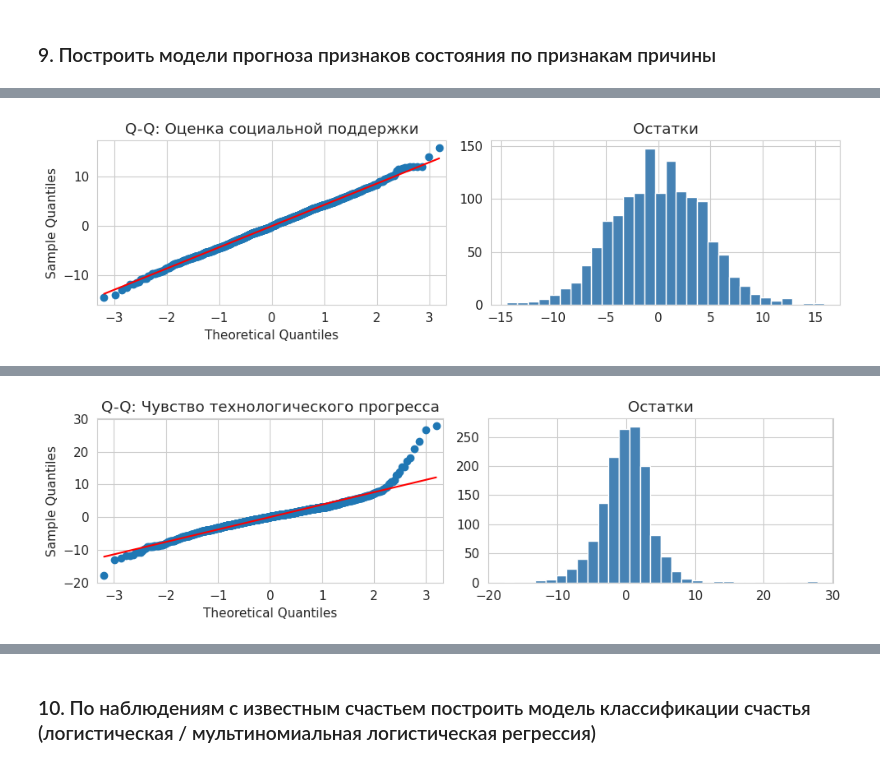
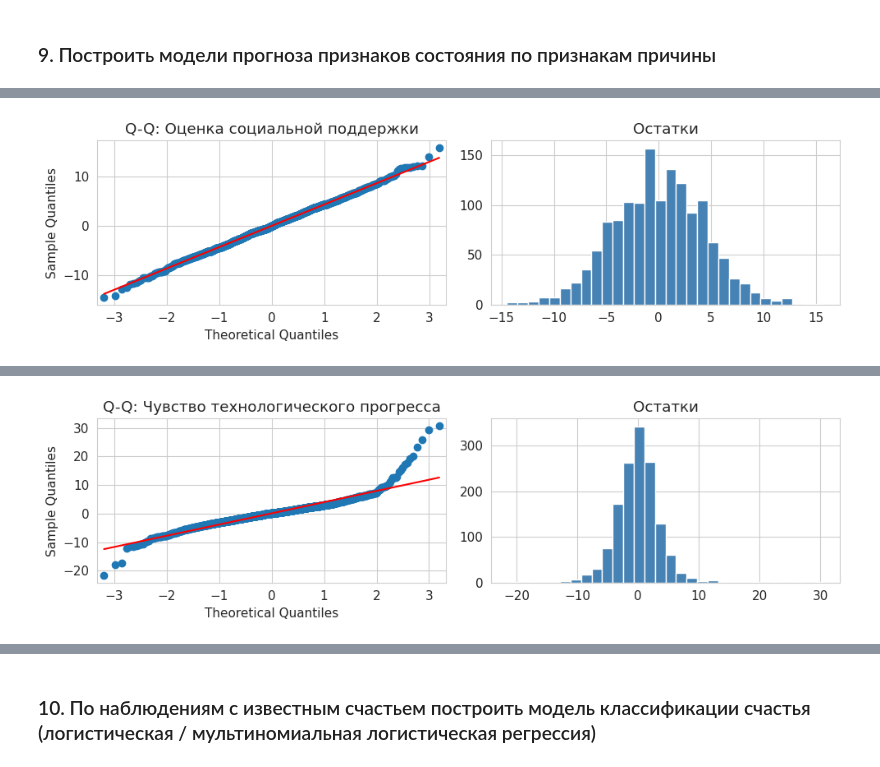
Before and after one commit to mhallan2/latex-labs, a Jupyter notebook: lab02/main.ipynb, the cells around one changed output, grey strips where cells are left out. Cells and saved outputs as stored; diff of their text form; code cells hidden in the pictures.

```diff
--- a/lab02/main.ipynb
+++ b/lab02/main.ipynb
@@ -125,6 +125,8 @@ VIF_THRESHOLD = 5.0
 PVALUE_THRESHOLD = 0.05
 RHO_THRESHOLD = 0.2
 R2_THRESHOLD = 0.45
+DELTA_THRESHOLD = 0.04
+BETA_THRESHOLD = 0.1
 # %% [markdown]
 ### 3. Выделить наблюдения с известным и неизвестным значением счастья
 # %%
@@ -137,9 +139,8 @@ df_unknown = df_raw[is_unknown].copy()
 print(f"Известных записей:   {len(df_known)}")
 print(f"Неизвестных записей: {len(df_unknown)}")
 
-actual_classes = [
-    c for c in CANTRIL_ORDER if c in df_known[CANTRIL_COL].unique()
-]
+actual_classes = [c for c in CANTRIL_ORDER if c in df_known[CANTRIL_COL].unique()]
+
 df_known["rank"] = pd.Categorical(
     df_known[CANTRIL_COL], categories=actual_classes, ordered=True
 ).codes
@@ -506,8 +668,8 @@ print(f"Размер тестовой выборки (test): {df_test.shape[0]}
 corr_results = []
 for col in STATE_FEATURES:
     valid = df_train[[col, "rank"]].dropna()
-    #if len(valid) < 10:
-    #    continue
+    if len(valid) < 10:
+        continue
     rho, pval = spearmanr(valid[col], valid["rank"])
     corr_results.append(
         {"Признак состояния": col, "Spearman": rho, "p-value": pval}
@@ -516,8 +678,8 @@ for col in STATE_FEATURES:
 corr_df = pd.DataFrame(corr_results).sort_values(
     "Spearman", key=abs, ascending=False
 )
-print("Все корреляции:")
-print(corr_df.to_string(index=False))
+#print("Все корреляции:")
+#print(corr_df.to_string(index=False))
 
 # Берём: 1) статистически значимые + 2) с адекватной силой связи
 selected_state = corr_df[
@@ -525,9 +687,7 @@ selected_state = corr_df[
     & (corr_df["Spearman"].abs() >= RHO_THRESHOLD)
 ]["Признак состояния"].tolist()
 
-print(
-    f"\nОтобраны признаки состояния (p < {PVALUE_THRESHOLD} и |ρ| >= {RHO_THRESHOLD}): {len(selected_state)} шт."
-)
+print(f"\nОтобраны признаки состояния (p < {PVALUE_THRESHOLD} и |ρ| >= {RHO_THRESHOLD}): {len(selected_state)} шт.")
 for f in selected_state:
     row = corr_df[corr_df["Признак состояния"] == f].iloc[0]
     print(f"  ρ={row['Spearman']:+.3f}  p={row['p-value']:.2e}  {f}")
@@ -598,7 +755,7 @@ ols_predictions_train = pd.DataFrame(index=df_train.index)
 ols_predictions_test = pd.DataFrame(index=df_test.index)
 ols_predictions_unk = pd.DataFrame(index=df_unknown.index)
 
-print("ПОСТРОЕНИЕ OLS ДЛЯ ОТОБРАННЫХ ПРИЗНАКОВ СОСТОЯНИЯ")
+print("ПРЕДСКАЗАНИЯ ДЛЯ ОТОБРАННЫХ ПРИЗНАКОВ СОСТОЯНИЯ (RLM / OLS)")
 
 # Медианы причин считаем один раз по train
 cause_medians = df_train[current_cols].median()
@@ -608,51 +765,24 @@ for target_col in selected_state:
     print(f"Признак '{target_col}'")
     print(f"{'=' * 55}")
 
-    # Для обучения модели выкидываем NaN записи (OLS должна учиться на чистых фактах)
-    y_ols = df_train[target_col].dropna()
-    X_ols = df_train.loc[y_ols.index, current_cols].dropna()
-    y_ols = y_ols.loc[X_ols.index]
+    # Забираем уже обученные робастные модели (вместо переобучения обычного OLS)
+    model_info = ols_state_models_full[target_col]
+    model = model_info["model"]
+    is_robust = model_info["is_robust"]
+    r2_val = model_info["rsquared"]
 
-    # --- ЭТАЛОННОЕ ИСПРАВЛЕНИЕ: Удаление выбросов по методу IQR ---
-    # Позволяет избавиться от тяжелых хвостов в Q-Q Plot и приблизиться к нормальности остатков
-    Q1 = y_ols.quantile(0.25)
-    Q3 = y_ols.quantile(0.75)
-    IQR = Q3 - Q1
-    lower_bound = Q1 - 1.5 * IQR
-    upper_bound = Q3 + 1.5 * IQR
-
-    mask = (y_ols >= lower_bound) & (y_ols <= upper_bound)
-    y_ols = y_ols[mask]
-    X_ols = X_ols[mask]
-    # --------------------------------------------------------------
-
-    # Сначала OLS без коррекции — для теста Бреуша-Пагана
-    model_ols = sm.OLS(y_ols, sm.add_constant(X_ols)).fit()
-    _, p_bp, _, _ = sm.stats.diagnostic.het_breuschpagan(
-        model_ols.resid, model_ols.model.exog
-    )
-
-    # ИСПРАВЛЕНИЕ: HC3 только при гетероскедастичности, иначе обычные SE
-    if p_bp < 0.05:
-        model = sm.OLS(y_ols, sm.add_constant(X_ols)).fit(cov_type="HC3")
-        se_note = "HC3 (робастные)"
-    else:
-        model = model_ols
-        se_note = "обычные"
-
-    ols_models[target_col] = {"model": model, "features": current_cols}
+    ols_models[target_col] = {
+        "model": model,
+        "features": current_cols,
+        "rsquared": r2_val,
+        "is_robust": is_robust
+    }
 
     dw = durbin_watson(model.resid)
-    _, p_shapiro = shapiro(model.resid)
 
-    # (норма 1.5–2.5) для DW
-    print(f"  R²:               {model.rsquared:.3f}")
+    print(f"  Тип модели:       {'RLM (Штраф Хьюбера)' if is_robust else 'МНК (OLS)'}")
+    print(f"  Псевдо-R²:        {r2_val:.3f}")
     print(f"  Durbin-Watson:    {dw:.3f}")
-    print(f"  Бреуш-Паган p:    {p_bp:.4f} {'HC3' if p_bp < 0.05 else '→ ОК'}")
-    print(f"  SE:               {se_note}")
-    print(
-        f"  Шапиро-Уилк p:    {p_shapiro:.4f} {'→ не нормальны' if p_shapiro < 0.05 else '→ нормальны'}"
-    )
 
     # Q-Q plot
     fig, axes = plt.subplots(1, 2, figsize=(10, 3))
@@ -674,5 +804,5 @@ for target_col in selected_state:
         Xp = sm.add_constant(X_filled, has_constant="add")
         store[target_col] = model.predict(Xp)
 
-print(f"\nOLS-моделей обучено: {len(ols_models)}")
+print(f"\nМоделей отобрано и предсказано: {len(ols_models)}")
 # %% [output]
@@ -689,4 +817,4 @@ print(f"\nOLS-моделей обучено: {len(ols_models)}")
-[figure, old version]
+[figure, new version]
 =======================================================
 Признак 'Чувство технологического прогресса'
 =======================================================
@@ -698,4 +824,4 @@ print(f"\nOLS-моделей обучено: {len(ols_models)}")
-[figure, old version]
+[figure, new version]
 =======================================================
 Признак 'Индекс кредитного оптимизма'
 =======================================================
```
Also changed, not shown: parts of 19 cells of this notebook.
